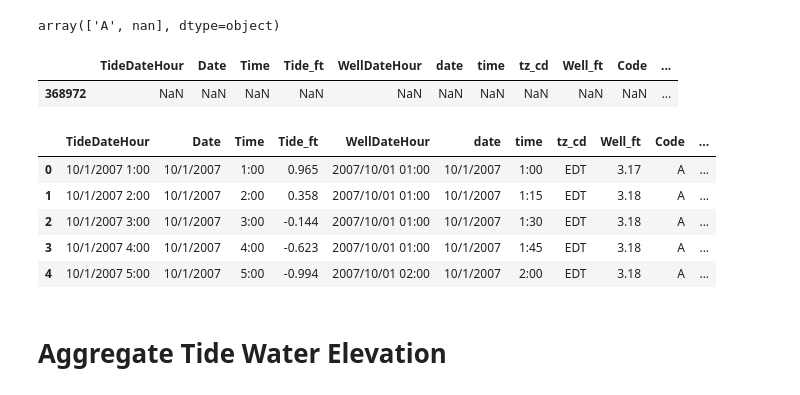
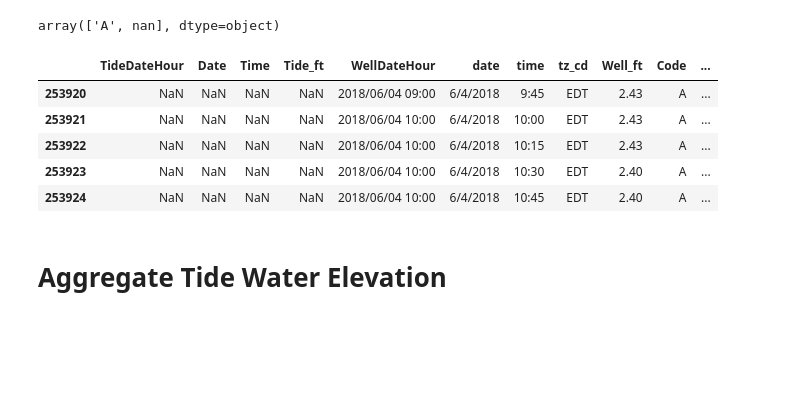
Before and after one commit to ccnobbli/Fall2_Homework, a Jupyter notebook: data/Well Data_Split/Aggregate All Well Data.ipynb, the cells around one changed output. Cells and saved outputs as stored; diff of their text form; code cells hidden in the pictures; blank space fills up the shorter version.

```diff
--- a/data/Well Data_Split/Aggregate All Well Data.ipynb
+++ b/data/Well Data_Split/Aggregate All Well Data.ipynb
@@ -52,20 +52,15 @@ df = df[df.Code != "P"]
 df.Code.unique()
 # %% [output]
 array(['A', nan], dtype=object)
-# %%
-df[df.RainDateHour == '2018/04/09 11:00']
-# %% [output]
-|  | TideDateHour | Date | Time | Tide_ft | WellDateHour | date | time | tz_cd | Well_ft | Code | ... |
-| 368972 | NaN | NaN | NaN | NaN | NaN | NaN | NaN | NaN | NaN | NaN | ... |
-# %%
-df.head()
-# %% [output]
-|  | TideDateHour | Date | Time | Tide_ft | WellDateHour | date | time | tz_cd | Well_ft | Code | ... |
-| 0 | 10/1/2007 1:00 | 10/1/2007 | 1:00 | 0.965 | 2007/10/01 01:00 | 10/1/2007 | 1:00 | EDT | 3.17 | A | ... |
-| 1 | 10/1/2007 2:00 | 10/1/2007 | 2:00 | 0.358 | 2007/10/01 01:00 | 10/1/2007 | 1:15 | EDT | 3.18 | A | ... |
-| 2 | 10/1/2007 3:00 | 10/1/2007 | 3:00 | -0.144 | 2007/10/01 01:00 | 10/1/2007 | 1:30 | EDT | 3.18 | A | ... |
-| 3 | 10/1/2007 4:00 | 10/1/2007 | 4:00 | -0.623 | 2007/10/01 01:00 | 10/1/2007 | 1:45 | EDT | 3.18 | A | ... |
-| 4 | 10/1/2007 5:00 | 10/1/2007 | 5:00 | -0.994 | 2007/10/01 02:00 | 10/1/2007 | 2:00 | EDT | 3.18 | A | ... |
+# %%
+df[~df.Well_ft.isna()].tail()
+# %% [output]
+|  | TideDateHour | Date | Time | Tide_ft | WellDateHour | date | time | tz_cd | Well_ft | Code | ... |
+| 253920 | NaN | NaN | NaN | NaN | 2018/06/04 09:00 | 6/4/2018 | 9:45 | EDT | 2.43 | A | ... |
+| 253921 | NaN | NaN | NaN | NaN | 2018/06/04 10:00 | 6/4/2018 | 10:00 | EDT | 2.43 | A | ... |
+| 253922 | NaN | NaN | NaN | NaN | 2018/06/04 10:00 | 6/4/2018 | 10:15 | EDT | 2.43 | A | ... |
+| 253923 | NaN | NaN | NaN | NaN | 2018/06/04 10:00 | 6/4/2018 | 10:30 | EDT | 2.40 | A | ... |
+| 253924 | NaN | NaN | NaN | NaN | 2018/06/04 10:00 | 6/4/2018 | 10:45 | EDT | 2.40 | A | ... |
 # %% [markdown]
 # Aggregate Tide Water Elevation
 # %%
```
Also changed, not shown: parts of 18 cells of this notebook, 4 other files.
